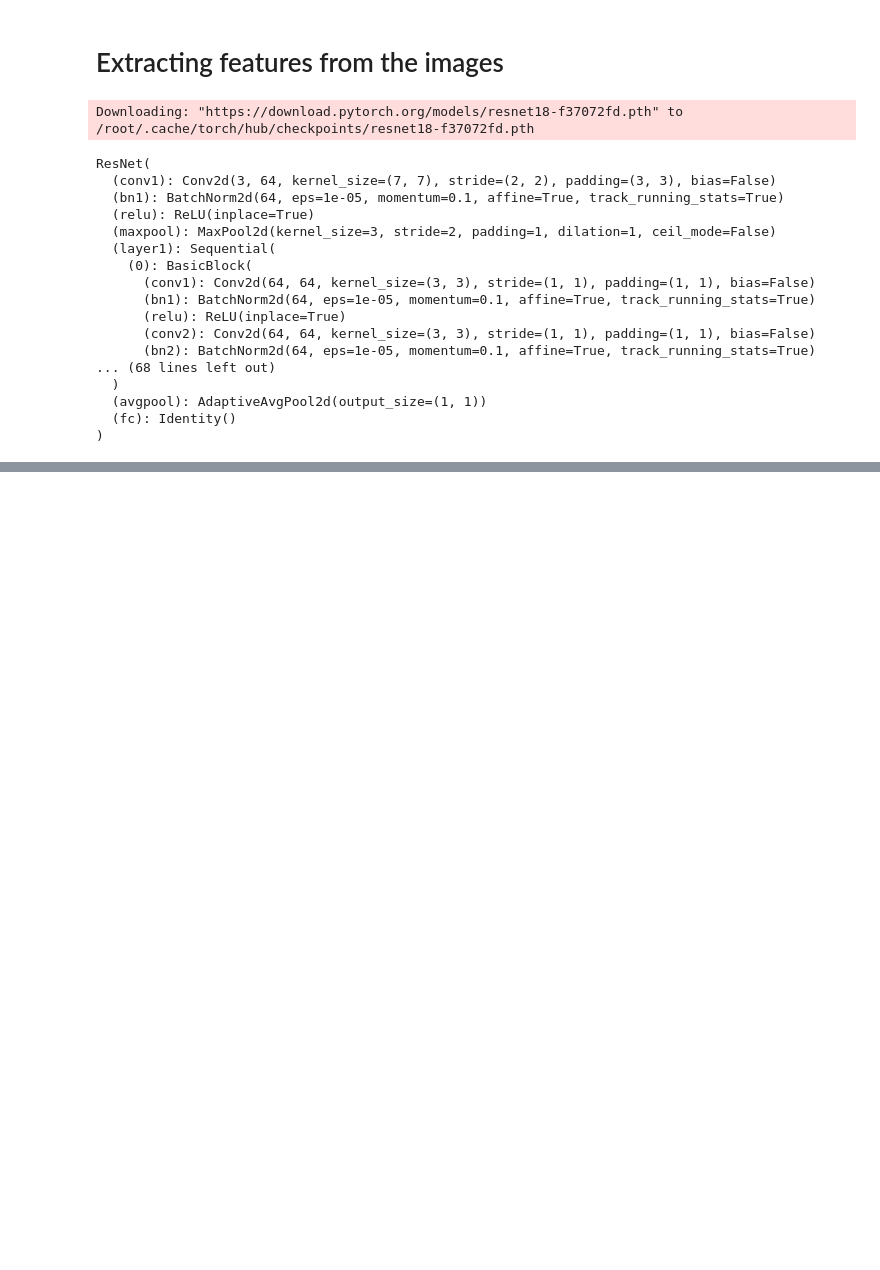
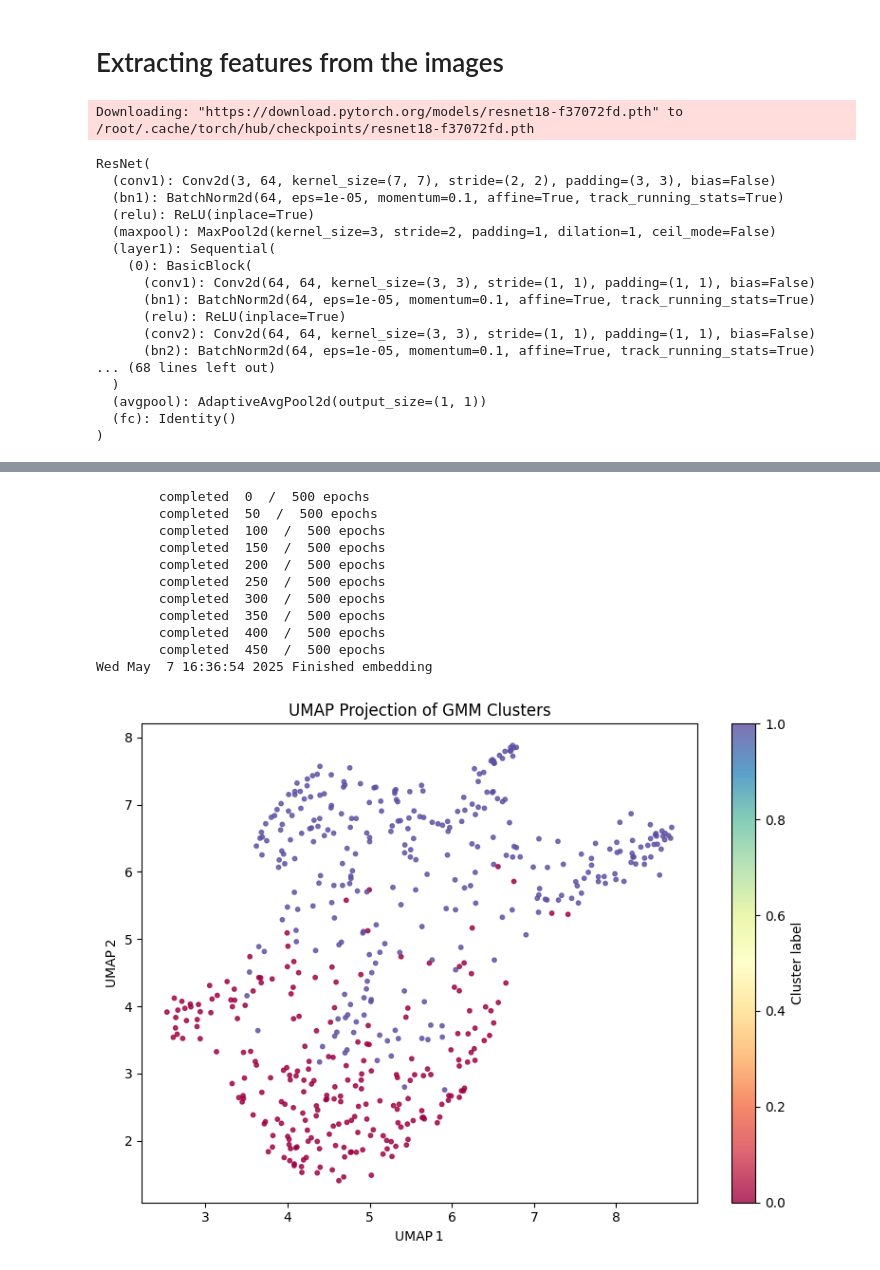
Before and after one commit to martasumyk/diffusion_models_for_data_generation, a Jupyter notebook: GMM_testing.ipynb, the cells around one changed output, grey strips where cells are left out. Cells and saved outputs as stored; diff of their text form; code cells hidden in the pictures; blank space fills up the shorter version.

```diff
--- a/GMM_testing.ipynb
+++ b/GMM_testing.ipynb
@@ -314,4 +336,5 @@ def extract_features(model, dataloader, device='cpu', max_batches=None):
                 break
     return torch.cat(features_list), torch.cat(labels_list)
 
-features, labels = extract_features(resnet, bombed_loader, device=device, max_batches=100)
+features_bombed, labels_bombed = extract_features(resnet, bombed_loader, device=device, max_batches=100)
+features_not_bombed, labels_not_bombed = extract_features(resnet, not_bombed_loader, device=device, max_batches=100)
@@ -324,0 +341,7 @@ LinAlgError: Matrix is not positive definite
+# %%
+pca = PCA(n_components=50, svd_solver='auto')
+combined_train = np.concatenate([features_bombed, features_not_bombed], axis=0)
+pca.fit(combined_train)
+
+features_reduced = pca.transform(features_bombed)
+features_reduced_1 = pca.transform(features_not_bombed)
@@ -324,0 +523,58 @@ LinAlgError: Matrix is not positive definite
+# %%
+X = np.asarray(features_reduced, dtype=np.float32)
+
+# 1.2 Check for bad values
+assert np.isfinite(X).all(), "X contains NaN or infinite values"
+
+# 1.3 Flatten your labels
+labels = np.asarray(labels).ravel()
+assert labels.shape[0] == X.shape[0]
+# %%
+def plot_umap(X, labels, title=None,
+              n_neighbors=15, min_dist=0.1, metric='euclidean',
+              random_state=42):
+    """
+    Plot the 2D UMAP embedding of X, colored by labels.
+
+    Parameters:
+        X : array-like, shape (n_samples, n_features)
+        labels : array-like, shape (n_samples,)
+        title : str, optional
+        n_neighbors : int, how many neighbors UMAP uses (balances local/global)
+        min_dist : float, how tightly UMAP packs points (0.0–1.0)
+        metric : str or callable, distance metric
+        random_state : int, reproducibility seed
+    """
+    # 1) clean inputs
+    X = np.asarray(X, dtype=np.float32)
+    if not np.isfinite(X).all():
+        raise ValueError("Input X contains NaN or infinite values")
+    labels = np.asarray(labels).ravel()
+    if labels.shape[0] != X.shape[0]:
+        raise ValueError("labels length must match number of samples")
+
+    # 2) embed
+    reducer = umap.UMAP(
+        n_neighbors=n_neighbors,
+        min_dist=min_dist,
+        n_components=2,
+        metric=metric,
+        random_state=random_state,
+        verbose=True
+    )
+    embedding = reducer.fit_transform(X)
+
+    # 3) plot
+    plt.figure(figsize=(8, 6))
+    sc = plt.scatter(
+        embedding[:, 0], embedding[:, 1],
+        c=labels, cmap='Spectral', s=10, alpha=0.8
+    )
+    plt.title(title or "UMAP Projection")
+    plt.colorbar(sc, label="Cluster label")
+    plt.xlabel("UMAP 1")
+    plt.ylabel("UMAP 2")
+    plt.tight_layout()
+    plt.show()
+plot_umap(X, labels, title="UMAP Projection of GMM Clusters", n_neighbors=100, min_dist=0.1, metric='euclidean', random_state=42)
+# %% [output]
@@ -324,0 +587,12 @@ LinAlgError: Matrix is not positive definite
+        completed  0  /  500 epochs
+        completed  50  /  500 epochs
+        completed  100  /  500 epochs
+        completed  150  /  500 epochs
+        completed  200  /  500 epochs
+        completed  250  /  500 epochs
+        completed  300  /  500 epochs
+        completed  350  /  500 epochs
+        completed  400  /  500 epochs
+        completed  450  /  500 epochs
+Wed May  7 16:36:54 2025 Finished embedding
+[figure, added]
```
Also changed, not shown: parts of 36 cells of this notebook.
